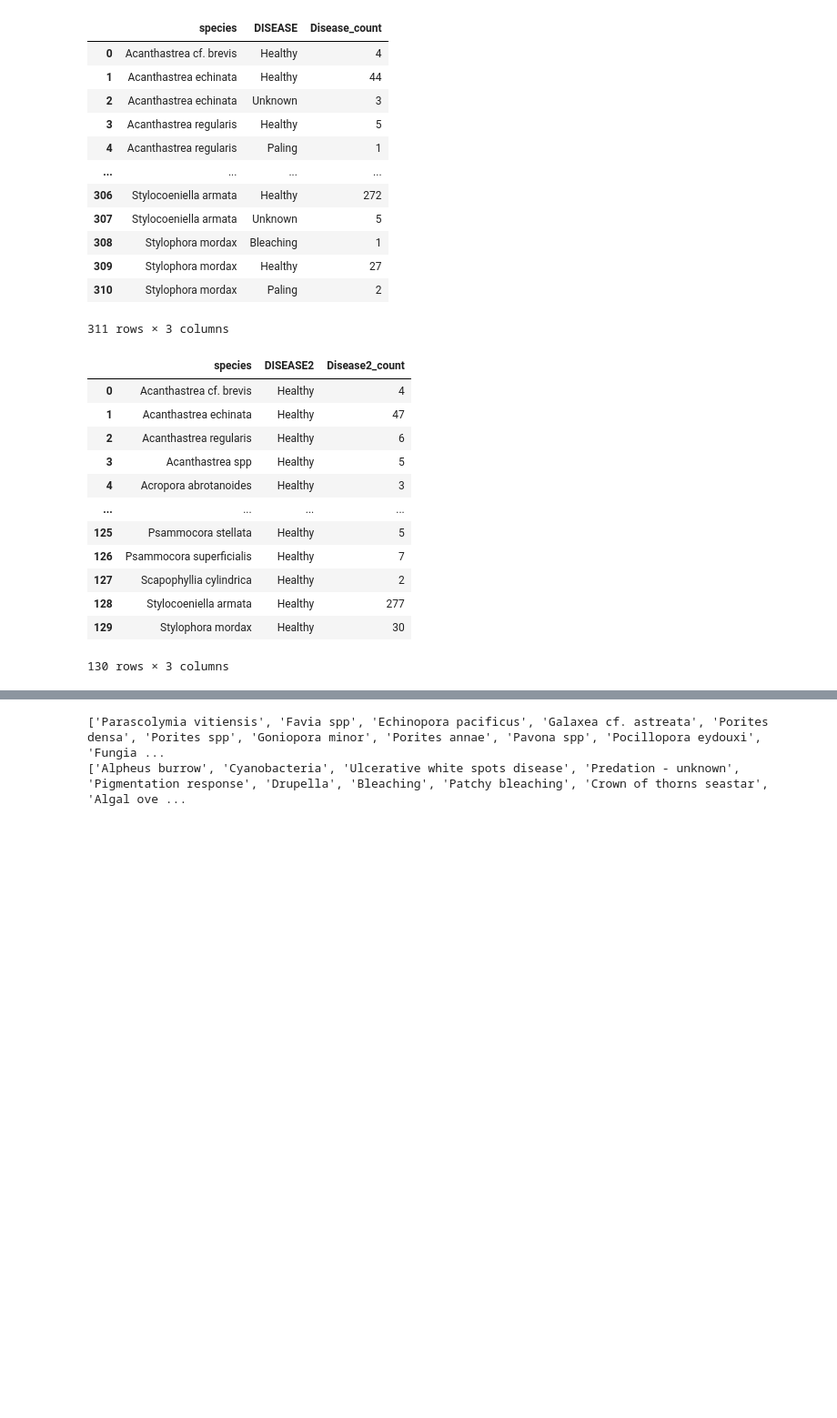
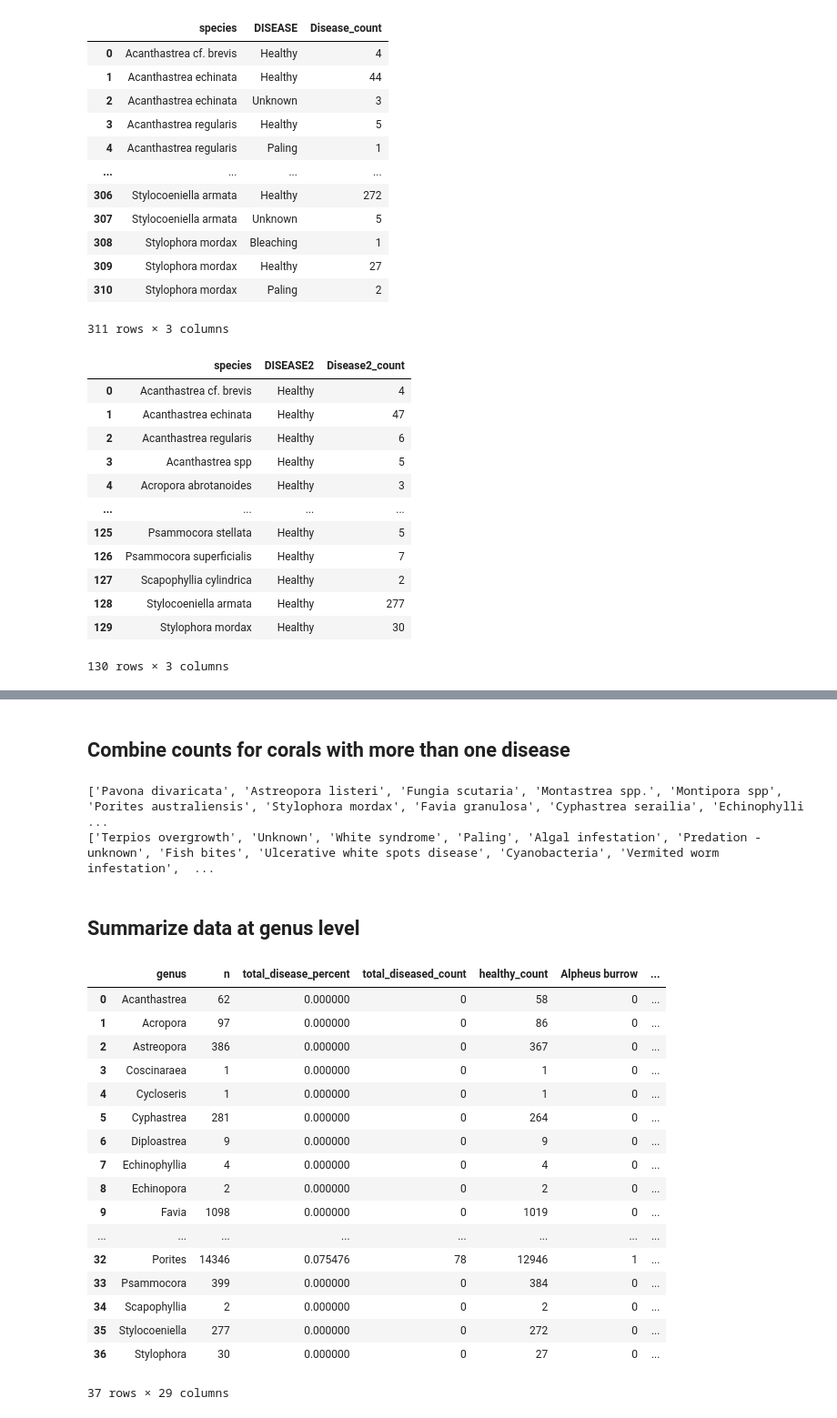
Before and after one commit to exhgphan/Coral_Disease_Datasets, a Jupyter notebook: Disease_Data/Scripts/Species_counts_Guam.ipynb, the cells around one changed output, grey strips where cells are left out. Shown at 91% size. Saved outputs shown, nothing was run; the diff lists cells and outputs as text; code cells hidden in the pictures; blank space fills up the shorter version.

```diff
--- a/Disease_Data/Scripts/Species_counts_Guam.ipynb
+++ b/Disease_Data/Scripts/Species_counts_Guam.ipynb
@@ -109,6 +108,8 @@ def filter_disease_names(disease_names):
             # if we get a TypeError then d is not an NaN(could be a string or other object)
             valid_diseases.append(d)
     return valid_diseases
+# %% [markdown]
+## Combine counts for corals with more than one disease
 # %%
 from numpy import isfinite
 from math import isnan
@@ -166,10 +167,56 @@ disease_table = disease_table[['genus','n','total_disease_percent','total_diseas
        'Black band disease', 'Urchin infestation', 'Sub-acute tissue loss',
        'White syndrome']]
 
-disease_table = disease_table.rename(columns={'Healthy':'healthy_count'})
+disease_table = disease_table.rename(columns={'Healthy':'healthy_count','total_disease_count':'total_diseased_count'})
 # %% [output]
-['Parascolymia vitiensis', 'Favia spp', 'Echinopora pacificus', 'Galaxea cf. astreata', 'Porites densa', 'Porites spp', 'Goniopora minor', 'Porites annae', 'Pavona spp', 'Pocillopora eydouxi', 'Fungia ...
-['Alpheus burrow', 'Cyanobacteria', 'Ulcerative white spots disease', 'Predation - unknown', 'Pigmentation response', 'Drupella', 'Bleaching', 'Patchy bleaching', 'Crown of thorns seastar', 'Algal ove ...
+['Pavona divaricata', 'Astreopora listeri', 'Fungia scutaria', 'Montastrea spp.', 'Montipora spp', 'Porites australiensis', 'Stylophora mordax', 'Favia granulosa', 'Cyphastrea serailia', 'Echinophylli ...
+['Terpios overgrowth', 'Unknown', 'White syndrome', 'Paling', 'Algal infestation', 'Predation - unknown', 'Fish bites', 'Ulcerative white spots disease', 'Cyanobacteria', 'Vermited worm infestation',  ...
 # %%
 disease_table = disease_table.rename_axis('species')
 disease_table.to_csv("../Processed_Data/Guam_corals.csv")
+# %% [markdown]
+## Summarize data at genus level
+# %%
+disease_table
+final_column_names = ['genus','n','total_disease_percent','total_diseased_count','healthy_count','Alpheus burrow', 'Cyanobacteria', 'Ulcerative white spots disease',
+       'Predation - unknown', 'Pigmentation response', 'Drupella', 'Bleaching',
+       'Patchy bleaching', 'Crown of thorns seastar', 'Algal overgrowth',
+       'Paling', 'Coralliophila', 'Algal infestation',
+       'Sediment on coral', 'Vermited worm infestation', 'Unknown',
+       'Discoloration', 'Fish bites', 'Terpios overgrowth',
+       'Black band disease', 'Urchin infestation', 'Sub-acute tissue loss',
+       'White syndrome']
+
+genus_table = disease_table.loc[:,final_column_names]
+genus_table = genus_table.groupby('genus')['n','total_disease_percent','total_diseased_count','healthy_count','Alpheus burrow', 'Cyanobacteria', 'Ulcerative white spots disease',
+       'Predation - unknown', 'Pigmentation response', 'Drupella', 'Bleaching',
+       'Patchy bleaching', 'Crown of thorns seastar', 'Algal overgrowth',
+       'Paling', 'Coralliophila', 'Algal infestation',
+       'Sediment on coral', 'Vermited worm infestation', 'Unknown',
+       'Discoloration', 'Fish bites', 'Terpios overgrowth',
+       'Black band disease', 'Urchin infestation', 'Sub-acute tissue loss',
+       'White syndrome'].sum().reset_index()
+genus_table['total_diseased_percent'] = genus_table['total_diseased_count']/(genus_table['healthy_count'] + genus_table['total_diseased_count'])
+genus_table = genus_table.dropna()
+genus_table.to_csv("../Processed_Data/per_genus_disease_data/Guam_corals.csv",index_label="genus")
+
+genus_table
+# %% [output]
+|  | genus | n | total_disease_percent | total_diseased_count | healthy_count | Alpheus burrow | ... |
+| 0 | Acanthastrea | 62 | 0.000000 | 0 | 58 | 0 | ... |
+| 1 | Acropora | 97 | 0.000000 | 0 | 86 | 0 | ... |
+| 2 | Astreopora | 386 | 0.000000 | 0 | 367 | 0 | ... |
+| 3 | Coscinaraea | 1 | 0.000000 | 0 | 1 | 0 | ... |
+| 4 | Cycloseris | 1 | 0.000000 | 0 | 1 | 0 | ... |
+| 5 | Cyphastrea | 281 | 0.000000 | 0 | 264 | 0 | ... |
+| 6 | Diploastrea | 9 | 0.000000 | 0 | 9 | 0 | ... |
+| 7 | Echinophyllia | 4 | 0.000000 | 0 | 4 | 0 | ... |
+| 8 | Echinopora | 2 | 0.000000 | 0 | 2 | 0 | ... |
+| 9 | Favia | 1098 | 0.000000 | 0 | 1019 | 0 | ... |
+| ... | ... | ... | ... | ... | ... | ... | ... |
+| 32 | Porites | 14346 | 0.075476 | 78 | 12946 | 1 | ... |
+| 33 | Psammocora | 399 | 0.000000 | 0 | 384 | 0 | ... |
+| 34 | Scapophyllia | 2 | 0.000000 | 0 | 2 | 0 | ... |
+| 35 | Stylocoeniella | 277 | 0.000000 | 0 | 272 | 0 | ... |
+| 36 | Stylophora | 30 | 0.000000 | 0 | 27 | 0 | ... |
+37 rows × 29 columns
```
Also changed, not shown: parts of 3 cells of this notebook, 3 other files.
